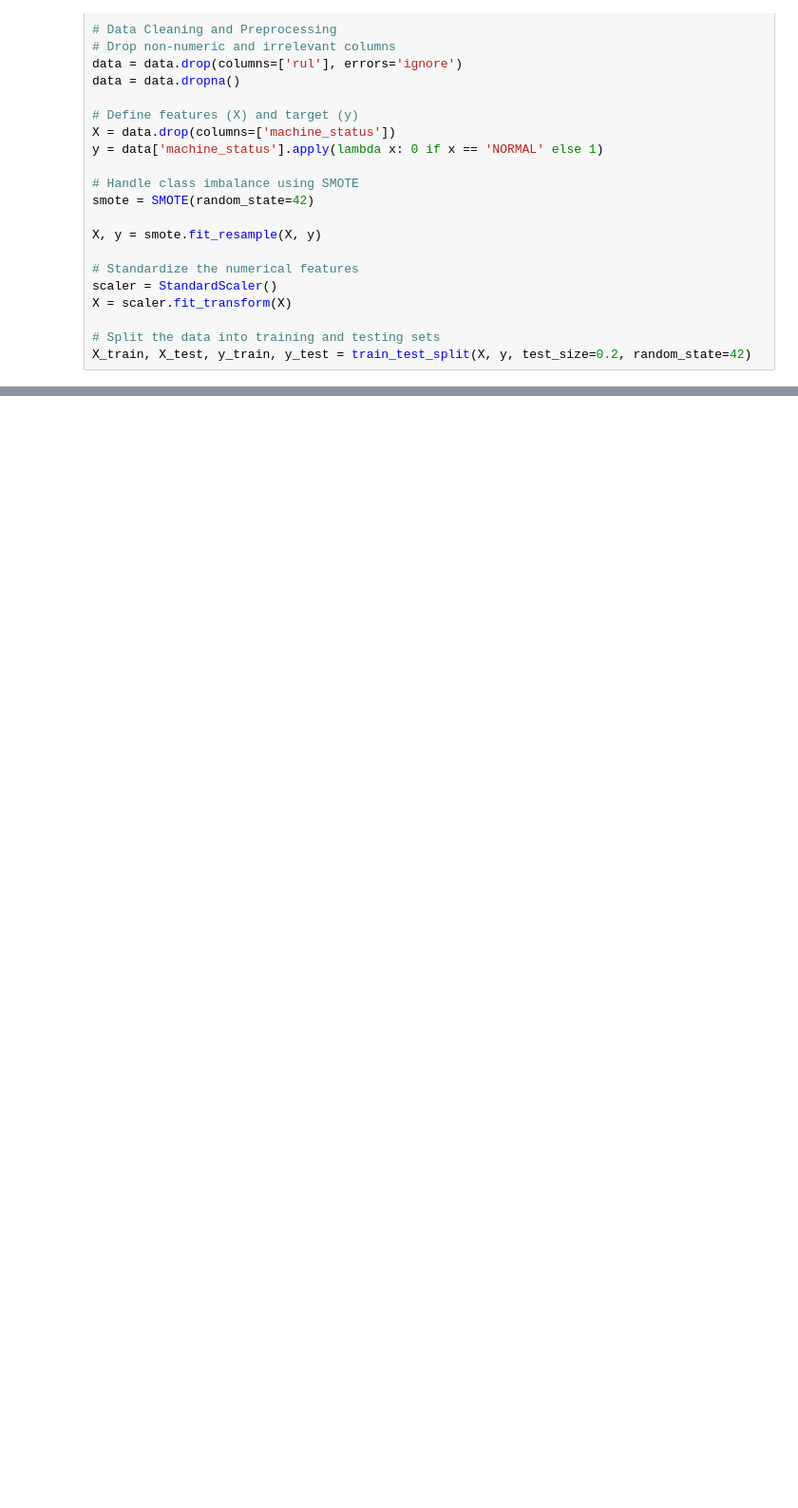
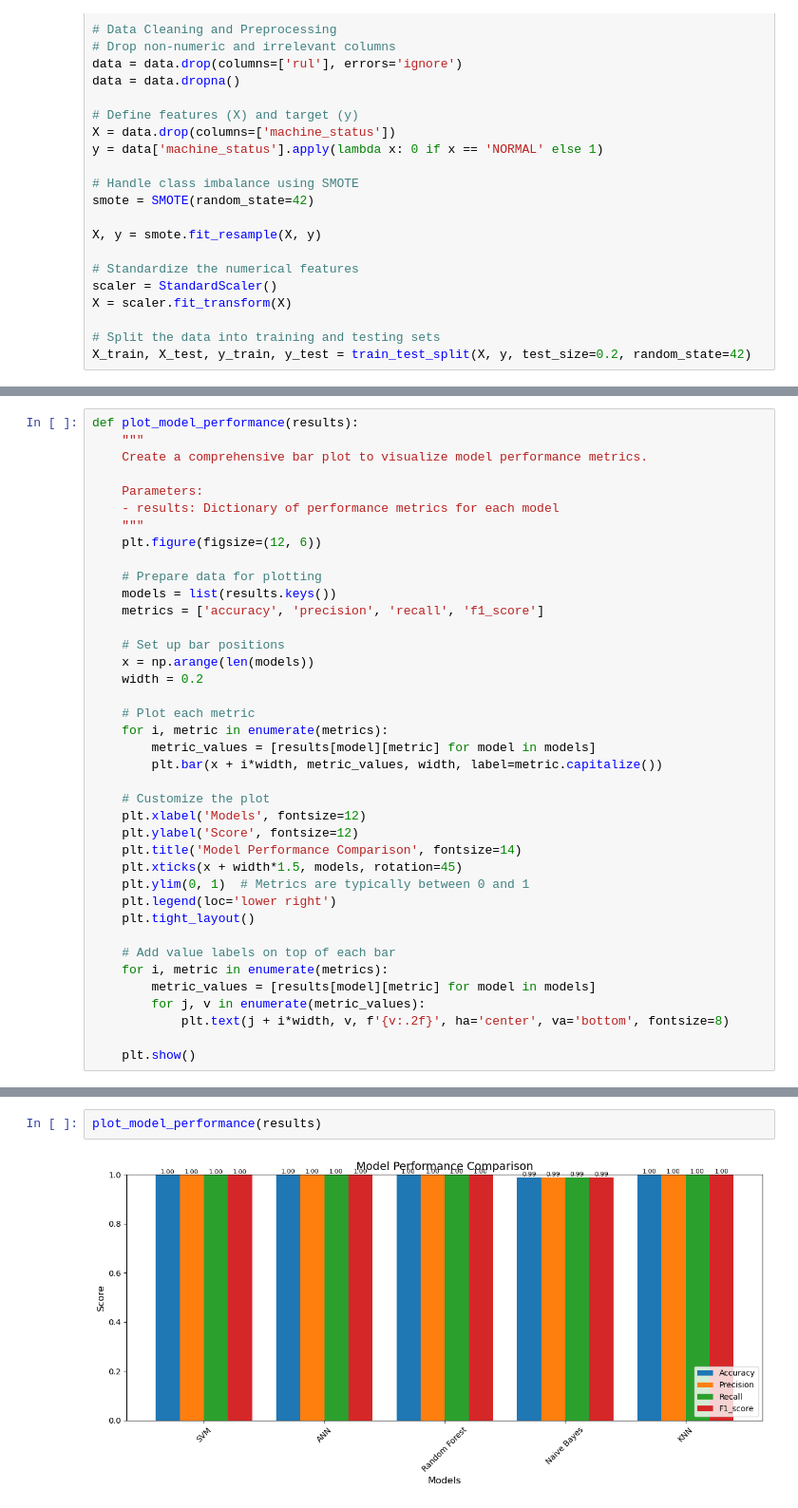
Before and after one commit to Shaneb7102/AIML, a Jupyter notebook: dataset_3_code.ipynb, the cells around one changed output, grey strips where cells are left out. Shown at 95% size. Cells and saved outputs as stored; diff of their text form; blank space fills up the shorter version.

```diff
--- a/dataset_3_code.ipynb
+++ b/dataset_3_code.ipynb
@@ -48,5 +59,44 @@ def train_and_evaluate_model(model, model_name):
     print(f"Classification Report for {model_name}:\n", report)
     print("-" * 80)
+# %%
+def plot_model_performance(results):
+    """
+    Create a comprehensive bar plot to visualize model performance metrics.
+
+    Parameters:
+    - results: Dictionary of performance metrics for each model
+    """
+    plt.figure(figsize=(12, 6))
+
+    # Prepare data for plotting
+    models = list(results.keys())
+    metrics = ['accuracy', 'precision', 'recall', 'f1_score']
+
+    # Set up bar positions
+    x = np.arange(len(models))
+    width = 0.2
+
+    # Plot each metric
+    for i, metric in enumerate(metrics):
+        metric_values = [results[model][metric] for model in models]
+        plt.bar(x + i*width, metric_values, width, label=metric.capitalize())
+
+    # Customize the plot
+    plt.xlabel('Models', fontsize=12)
+    plt.ylabel('Score', fontsize=12)
+    plt.title('Model Performance Comparison', fontsize=14)
+    plt.xticks(x + width*1.5, models, rotation=45)
+    plt.ylim(0, 1)  # Metrics are typically between 0 and 1
+    plt.legend(loc='lower right')
+    plt.tight_layout()
+
+    # Add value labels on top of each bar
+    for i, metric in enumerate(metrics):
+        metric_values = [results[model][metric] for model in models]
+        for j, v in enumerate(metric_values):
+            plt.text(j + i*width, v, f'{v:.2f}', ha='center', va='bottom', fontsize=8)
+
+    plt.show()
 # %%
 # Define and evaluate the SVM model
 svm_model = SVC(kernel='rbf', random_state=42, class_weight='balanced')
@@ -152,3 +202,7 @@ Classification Report for KNN:
 weighted avg       1.00      1.00      1.00     46454
 
 --------------------------------------------------------------------------------
+# %%
+plot_model_performance(results)
+# %% [output]
+[figure, added]
```
Also changed, not shown: parts of 7 cells of this notebook.
